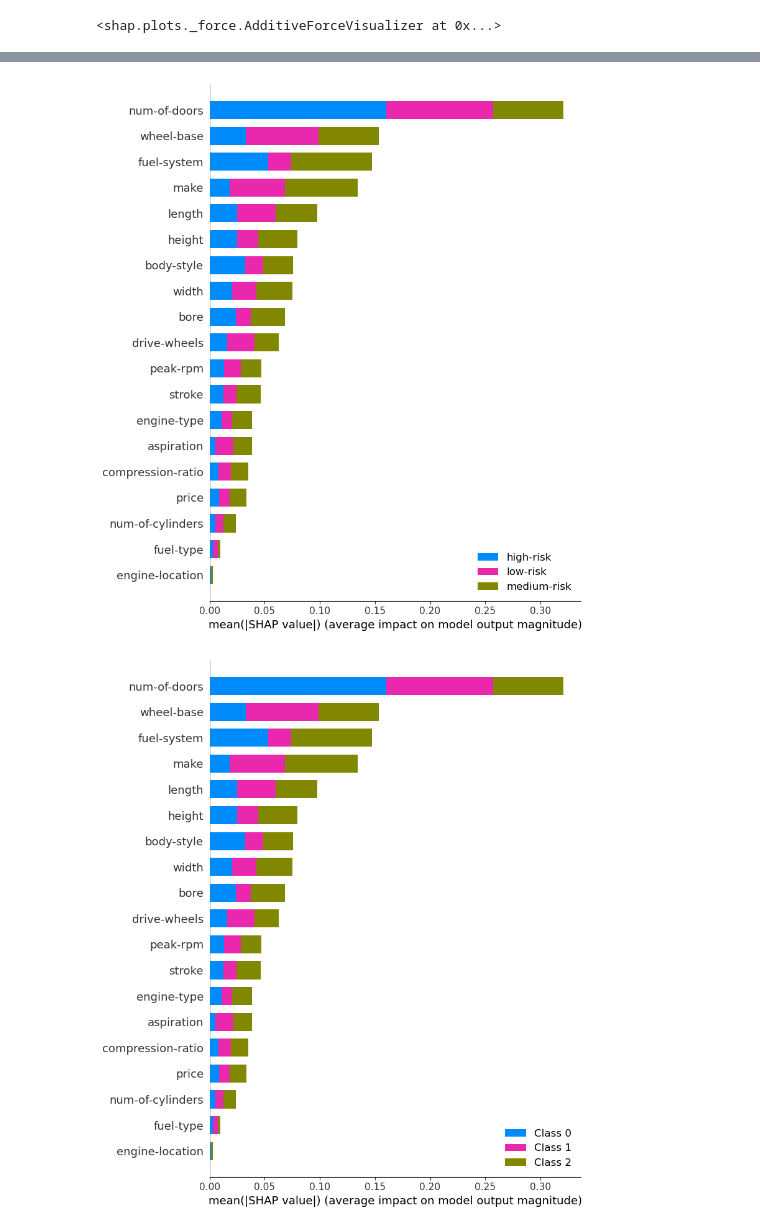
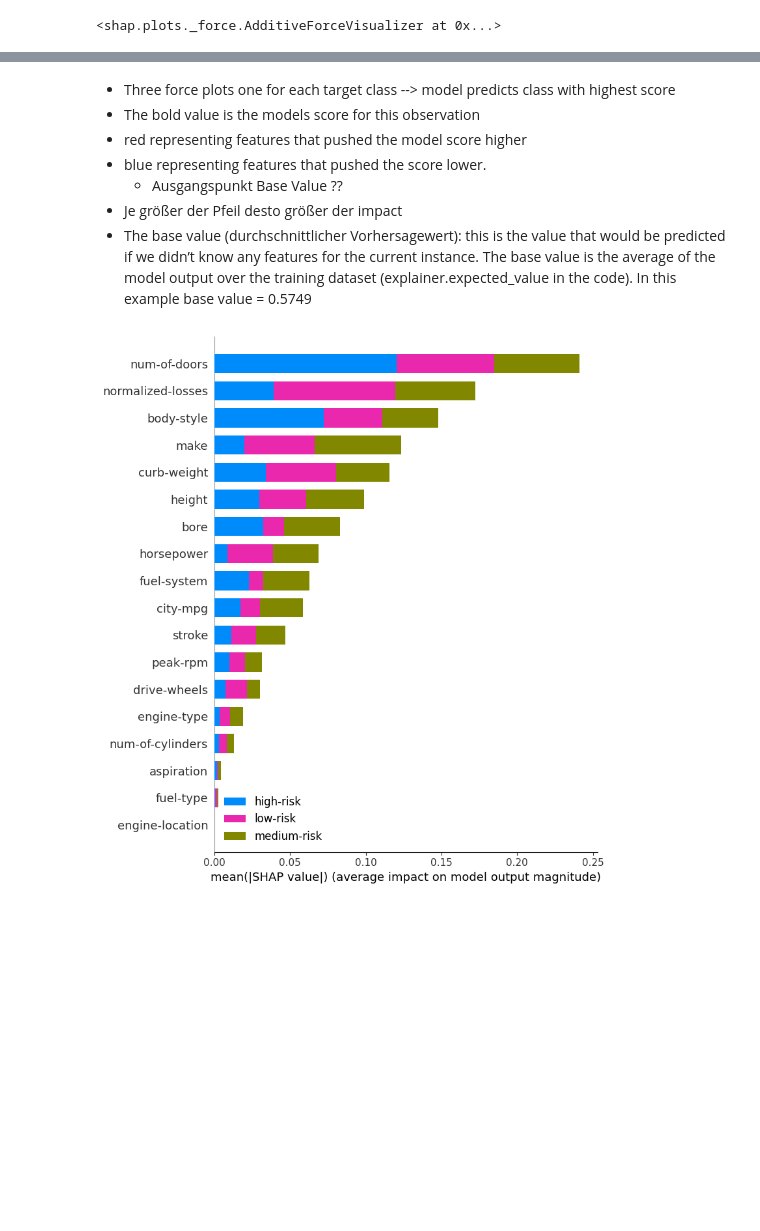
Before and after one commit to KingKai69/VisualAnalytics, a Jupyter notebook: VA_Classification.ipynb, the cells around one changed output, grey strips where cells are left out. Cells and saved outputs as stored; diff of their text form; code cells hidden in the pictures; blank space fills up the shorter version.

Commit message:
Final ML model

```diff
--- a/VA_Classification.ipynb
+++ b/VA_Classification.ipynb
@@ -475,15 +431,15 @@ pd.DataFrame(all_cv_scores_s)
 # Hyperparametertuning
 # %%
 #Init best model for hyperparametertuning
-model = ExtraTreesClassifier(random_state = SEED)
+model = RandomForestClassifier(class_weight='balanced', random_state = SEED)
 
 # define parameter space
 param_dist = {
               'n_estimators': randint(50, 500),
               "criterion": ["gini", "entropy", 'log_loss'],
               "max_depth": randint(1, 21),
-              #"min_samples_split": randint(2, 11),
-              #"min_samples_leaf": randint(1, 11),
+              "min_samples_split": randint(1, 20),
+              "min_samples_leaf": randint(1, 20),
               "max_features": ["sqrt", "log2", None],
               "bootstrap": [True, False],
               }
@@ -491,14 +447,14 @@ param_dist = {
 # Init optimizer
 hyperparam_optimizer = RandomizedSearchCV(estimator = model, # The estimator or pipeline we want to optimize
                                           param_distributions = param_dist, # Our parameter grid
-                                          n_iter = 10, # Searches for 10 random combinations
+                                          n_iter = 25, # Searches for 10 random combinations
                                           n_jobs = -1, # Use all available CPU cores
                                           scoring = "f1_weighted", # Name of the scorer used for
                                           cv = kf_cv # The CrossValidation to use
                                           )
 # %%
 # fit the randomized search object to the training data
-hyperparam_optimizer.fit(x_data, y_data)
+hyperparam_optimizer.fit(X_train, y_train)
 
 # print best parameters and score
 print("Best parameters found: ", hyperparam_optimizer.best_params_)
@@ -516,6 +467,7 @@ ExtraTreesClassifier(class_weight='balanced', criterion='entropy', max_depth=19,
 # %%
 # Init new classifier with best setting of Hyperparameters
-clf_final = ExtraTreesClassifier(n_estimators=117, criterion="entropy", max_depth=19 , class_weight='balanced', random_state = SEED)
+#clf_final = RandomForestClassifier(n_estimators=301, criterion="gini", max_depth=12 , max_features='sqrt', bootstrap=False, class_weight='balanced', random_state = SEED)
+clf_final = RandomForestClassifier(n_estimators=173, criterion="gini", max_depth=12, min_samples_split=5, min_samples_leaf=1, max_features='log2', bootstrap=True, class_weight='balanced', random_state = SEED)
 
 scoring = {'f1_score': make_scorer(f1_score, average='weighted', zero_division=1)}
 
@@ -525,6 +477,7 @@ f1_scores = cv_final['test_f1_score']
 
 # Durchschnittlichen F1-Score berechnen
 mean_f1_score = np.mean(f1_scores)
+std_f1_score = np.std(f1_scores)
 
 # Confusion-Matrix berechnen
 y_pred_cv = cross_val_predict(clf_final, X_train, y_train, cv=kf_cv)
@@ -532,13 +485,10 @@ cm_cv = confusion_matrix(y_train, y_pred_cv)
 
 # Ergebnisse ausgeben
 print("Durchschnittlicher F1-Score: {:.2f}".format(mean_f1_score))
-#print("Confusion-Matrix:\n", conf_mat)
+print("Standardabweichung des F1-Scores: {:.2f}".format(std_f1_score))
 
-# Plot Confusion Matrix
-#cm_display = ConfusionMatrixDisplay(confusion_matrix=conf_mat, display_labels=['high-risk', 'low-risk', 'medium-risk'])
-#cm_display.plot()
 
-#cm = confusion_matrix(y_test, y_pred)
+# Plot confusion matrix
 plt.figure(figsize=(8, 6))
 sns.heatmap(cm_cv, annot=True, cmap='Blues', fmt='d', xticklabels=['high-risk','low-risk','medium-risk'], yticklabels=['high-risk','low-risk','medium-risk'])
 plt.xlabel('Predicted')
@@ -602,11 +591,5 @@ def_pred_res_fil.head(n=50)
 # %%
 import shap
-# %%
-# Modelling
-clf_final = ExtraTreesClassifier(n_estimators=117, criterion="entropy", max_depth=19 , class_weight='balanced', random_state = SEED)
-X_train, X_test, y_train, y_test = train_test_split(x_data, y_data, test_size=0.2, random_state=SEED)
-clf_final.fit(X_train, y_train)
-y_pred = clf_final.predict(X_test)
 # %%
 print(clf_final.classes_)
 # %% [output]
@@ -674,0 +656,9 @@ shap.force_plot(explainer_tree.expected_value[0], shap_values_tree[0])
+# %% [markdown]
+- Three force plots one for each target class --> model predicts class with
+  highest score
+- The bold value is the models score for this observation
+- red representing features that pushed the model score higher
+- blue representing features that pushed the score lower.
+  - Ausgangspunkt Base Value ??
+- Je größer der Pfeil desto größer der impact
+- The base value (durchschnittlicher Vorhersagewert): this is the value that would be predicted if we didn’t know any features for the current instance. The base value is the average of the model output over the training dataset (explainer.expected_value in the code). In this example base value = 0.5749
@@ -675,6 +669,5 @@ shap.force_plot(explainer_tree.expected_value[0], shap_values_tree[0])
 # %%
 shap.summary_plot(shap_values_tree, X_test, class_inds="original", class_names=clf_final.classes_)
-shap.summary_plot(shap_values_tree, X_test, class_inds="original")
+#shap.summary_plot(shap_values_tree, X_test, class_inds="original")
 # %% [output]
-[figure, old version]
+[figure, new version]
-[figure, removed]
```
Also changed, not shown: parts of 47 cells of this notebook, 1 other file.
